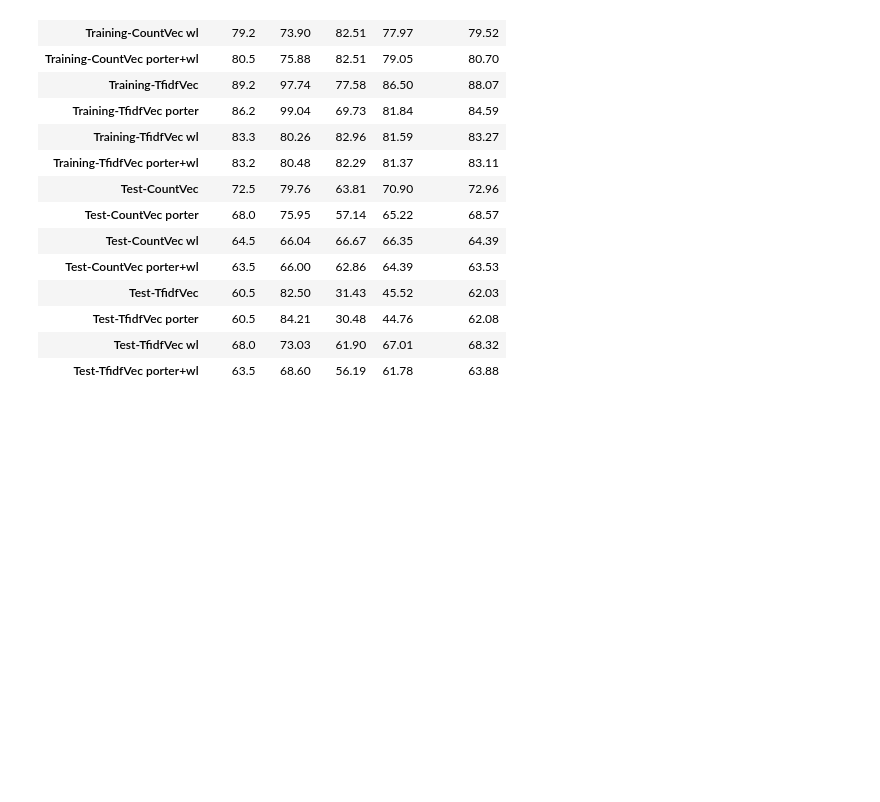
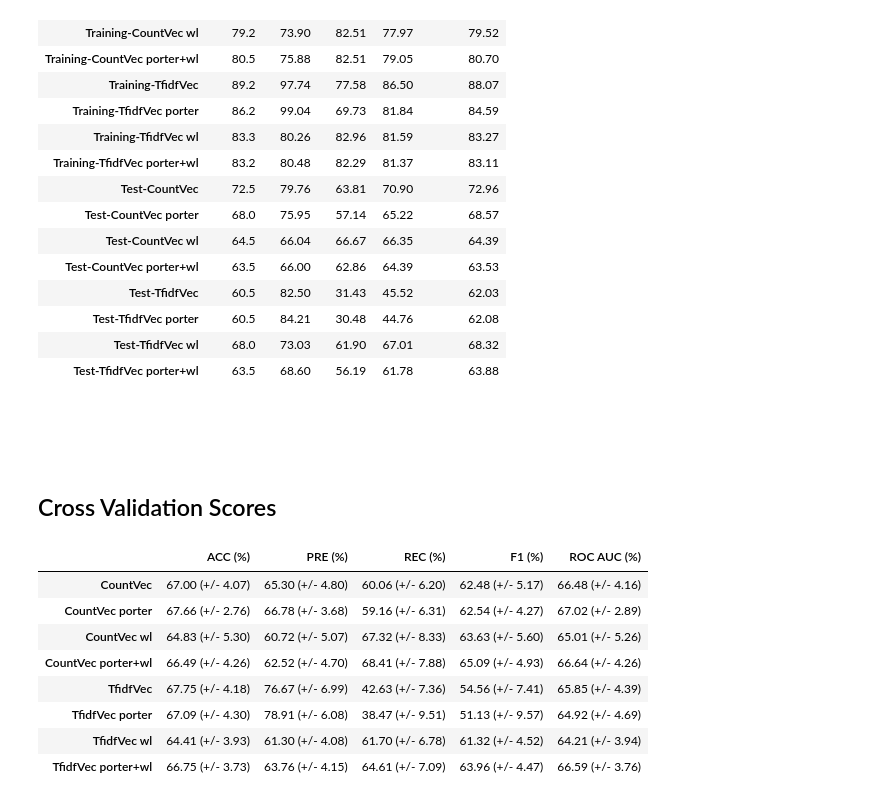
Before and after one commit to rasbt/musicmood, a Jupyter notebook: code/classify_lyrics/nb_whitelist_model.ipynb, the cells around one changed output. Cells and saved outputs as stored; diff of their text form; code cells hidden in the pictures; blank space fills up the shorter version.

Commit message:
cv score

```diff
--- a/code/classify_lyrics/nb_whitelist_model.ipynb
+++ b/code/classify_lyrics/nb_whitelist_model.ipynb
@@ -86,7 +86,7 @@ df_train.head()
 import pickle
 import numpy as np
 
-pickle_in = open('./lyrics_label_encoder_py.p', 'rb')
+pickle_in = open('./label_encoder.p', 'rb')
 le = pickle.load(pickle_in)
 pickle_in.close()
 
@@ -832,3 +836,57 @@ df_perform.to_csv('./nb_whitelist_model_data/clf_performance.csv', index_label=F
 # %% [markdown]
 <br>
 <br>
+# %% [markdown]
+## Cross Validation Scores
+# %%
+from sklearn import metrics
+from sklearn import cross_validation
+
+# Since cross-validation, use whole dataset
+X_train = np.concatenate((X_train, X_test))
+y_train = np.concatenate((y_train, y_test))
+
+labels = ['CountVec', 'CountVec porter', 'CountVec wl', 'CountVec porter+wl',
+             'TfidfVec', 'TfidfVec porter', 'TfidfVec wl', 'TfidfVec porter+wl']
+
+d = {'Data':labels,
+     'ACC (%)':[],
+     'PRE (%)':[],
+     'REC (%)':[],
+     'F1 (%)':[],
+     'ROC AUC (%)':[],
+}
+
+for clf in [clf_1, clf_2, clf_3, clf_4, clf_5, clf_6, clf_7, clf_8]:
+    clf.fit(X_train, y_train)
+
+
+    scores = cross_validation.cross_val_score(estimator=clf, X=X_train, y=y_train, scoring=acc_scorer, cv=10)
+    d['ACC (%)'].append('%0.2f (+/- %0.2f)' % (scores.mean()*100, scores.std()*100))
+
+    scores = cross_validation.cross_val_score(estimator=clf, X=X_train, y=y_train, scoring=pre_scorer, cv=10)
+    d['PRE (%)'].append('%0.2f (+/- %0.2f)' % (scores.mean()*100, scores.std()*100))
+
+    scores = cross_validation.cross_val_score(estimator=clf, X=X_train, y=y_train, scoring=rec_scorer, cv=10)
+    d['REC (%)'].append('%0.2f (+/- %0.2f)' % (scores.mean()*100, scores.std()*100))
+
+    scores = cross_validation.cross_val_score(estimator=clf, X=X_train, y=y_train, scoring=f1_scorer, cv=10)
+    d['F1 (%)'].append('%0.2f (+/- %0.2f)' % (scores.mean()*100, scores.std()*100))
+
+    scores = cross_validation.cross_val_score(estimator=clf, X=X_train, y=y_train, scoring=auc_scorer, cv=10)
+    d['ROC AUC (%)'].append('%0.2f (+/- %0.2f)' % (scores.mean()*100, scores.std()*100))
+# %%
+df_perform = pd.DataFrame(d)
+df_perform = df_perform[['ACC (%)', 'PRE (%)', 'REC (%)', 'F1 (%)', 'ROC AUC (%)']]
+df_perform.index=(labels)
+df_perform
+# %% [output]
+|  | ACC (%) | PRE (%) | REC (%) | F1 (%) | ROC AUC (%) |
+| CountVec | 67.00 (+/- 4.07) | 65.30 (+/- 4.80) | 60.06 (+/- 6.20) | 62.48 (+/- 5.17) | 66.48 (+/- 4.16) |
+| CountVec porter | 67.66 (+/- 2.76) | 66.78 (+/- 3.68) | 59.16 (+/- 6.31) | 62.54 (+/- 4.27) | 67.02 (+/- 2.89) |
+| CountVec wl | 64.83 (+/- 5.30) | 60.72 (+/- 5.07) | 67.32 (+/- 8.33) | 63.63 (+/- 5.60) | 65.01 (+/- 5.26) |
+| CountVec porter+wl | 66.49 (+/- 4.26) | 62.52 (+/- 4.70) | 68.41 (+/- 7.88) | 65.09 (+/- 4.93) | 66.64 (+/- 4.26) |
+| TfidfVec | 67.75 (+/- 4.18) | 76.67 (+/- 6.99) | 42.63 (+/- 7.36) | 54.56 (+/- 7.41) | 65.85 (+/- 4.39) |
+| TfidfVec porter | 67.09 (+/- 4.30) | 78.91 (+/- 6.08) | 38.47 (+/- 9.51) | 51.13 (+/- 9.57) | 64.92 (+/- 4.69) |
+| TfidfVec wl | 64.41 (+/- 3.93) | 61.30 (+/- 4.08) | 61.70 (+/- 6.78) | 61.32 (+/- 4.52) | 64.21 (+/- 3.94) |
+| TfidfVec porter+wl | 66.75 (+/- 3.73) | 63.76 (+/- 4.15) | 64.61 (+/- 7.09) | 63.96 (+/- 4.47) | 66.59 (+/- 3.76) |
```
Also changed, not shown: parts of 9 cells of this notebook, 3 other files.
